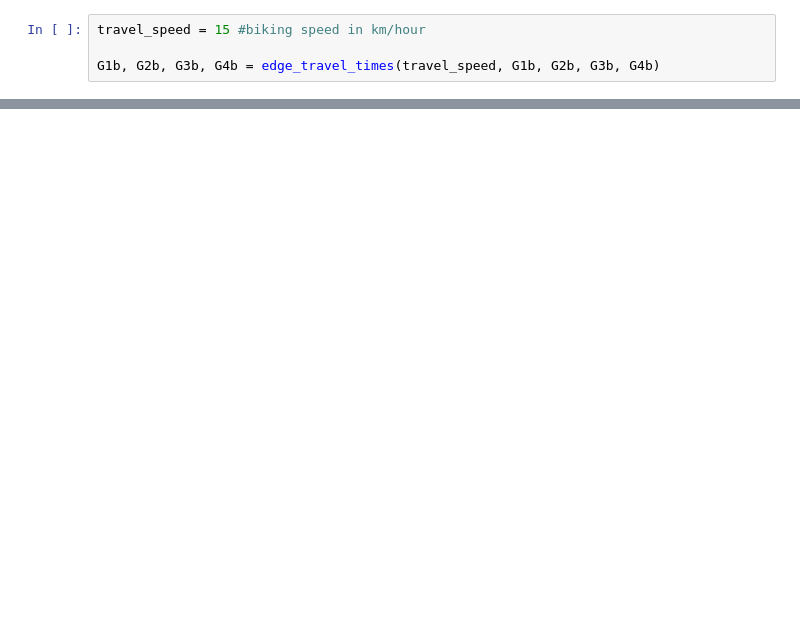
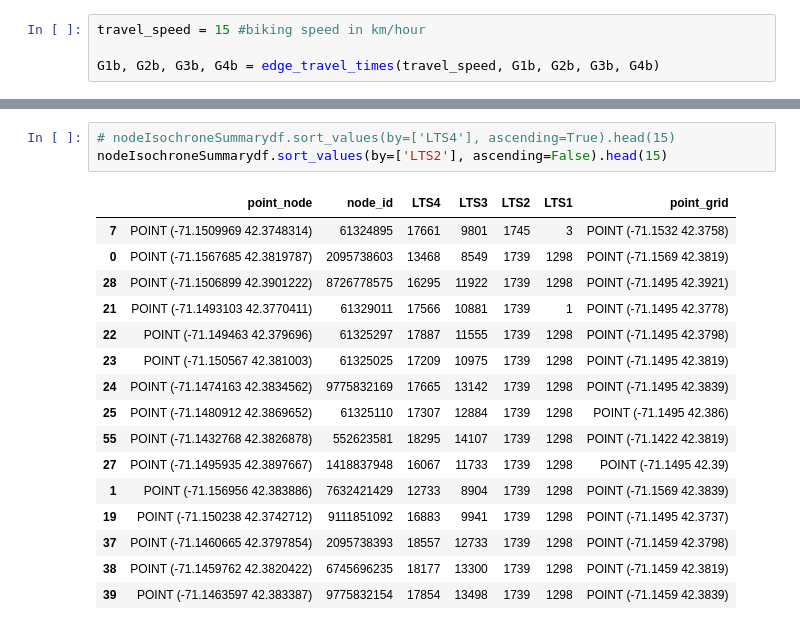
Before and after one commit to BostonCyclistsUnion/StressMap, a Jupyter notebook: isochrone_notepad.ipynb, the cells around one changed output, grey strips where cells are left out. Drawn from its saved outputs; the diff is of its cells as text; blank space fills up the shorter version.

```diff
--- a/isochrone_notepad.ipynb
+++ b/isochrone_notepad.ipynb
@@ -123,0 +106,20 @@ LTS 1: 1 nodes
+# %%
+# nodeIsochroneSummarydf.sort_values(by=['LTS4'], ascending=True).head(15)
+nodeIsochroneSummarydf.sort_values(by=['LTS2'], ascending=False).head(15)
+# %% [output]
+|  | point_node | node_id | LTS4 | LTS3 | LTS2 | LTS1 | point_grid |
+| 7 | POINT (-71.1509969 42.3748314) | 61324895 | 17661 | 9801 | 1745 | 3 | POINT (-71.1532 42.3758) |
+| 0 | POINT (-71.1567685 42.3819787) | 2095738603 | 13468 | 8549 | 1739 | 1298 | POINT (-71.1569 42.3819) |
+| 28 | POINT (-71.1506899 42.3901222) | 8726778575 | 16295 | 11922 | 1739 | 1298 | POINT (-71.1495 42.3921) |
+| 21 | POINT (-71.1493103 42.3770411) | 61329011 | 17566 | 10881 | 1739 | 1 | POINT (-71.1495 42.3778) |
+| 22 | POINT (-71.149463 42.379696) | 61325297 | 17887 | 11555 | 1739 | 1298 | POINT (-71.1495 42.3798) |
+| 23 | POINT (-71.150567 42.381003) | 61325025 | 17209 | 10975 | 1739 | 1298 | POINT (-71.1495 42.3819) |
+| 24 | POINT (-71.1474163 42.3834562) | 9775832169 | 17665 | 13142 | 1739 | 1298 | POINT (-71.1495 42.3839) |
+| 25 | POINT (-71.1480912 42.3869652) | 61325110 | 17307 | 12884 | 1739 | 1298 | POINT (-71.1495 42.386) |
+| 55 | POINT (-71.1432768 42.3826878) | 552623581 | 18295 | 14107 | 1739 | 1298 | POINT (-71.1422 42.3819) |
+| 27 | POINT (-71.1495935 42.3897667) | 1418837948 | 16067 | 11733 | 1739 | 1298 | POINT (-71.1495 42.39) |
+| 1 | POINT (-71.156956 42.383886) | 7632421429 | 12733 | 8904 | 1739 | 1298 | POINT (-71.1569 42.3839) |
+| 19 | POINT (-71.150238 42.3742712) | 9111851092 | 16883 | 9941 | 1739 | 1298 | POINT (-71.1495 42.3737) |
+| 37 | POINT (-71.1460665 42.3797854) | 2095738393 | 18557 | 12733 | 1739 | 1298 | POINT (-71.1459 42.3798) |
+| 38 | POINT (-71.1459762 42.3820422) | 6745696235 | 18177 | 13300 | 1739 | 1298 | POINT (-71.1459 42.3819) |
+| 39 | POINT (-71.1463597 42.383387) | 9775832154 | 17854 | 13498 | 1739 | 1298 | POINT (-71.1459 42.3839) |
```
Also changed, not shown: parts of 13 cells of this notebook, 2 other files.
